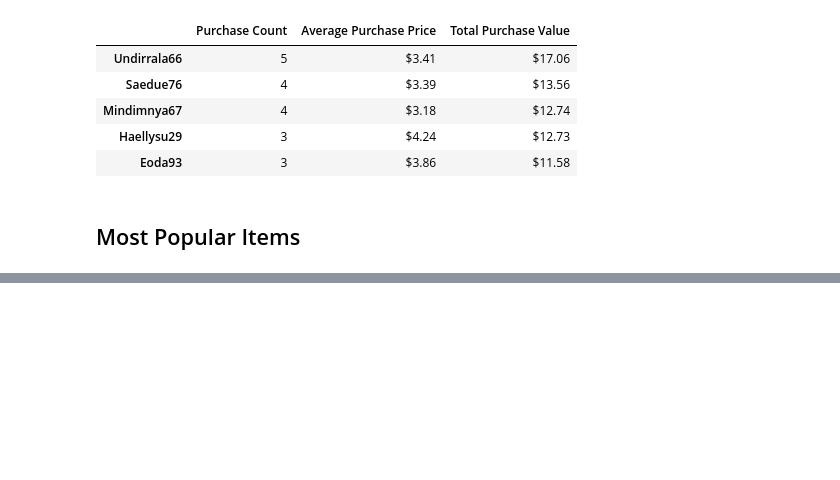
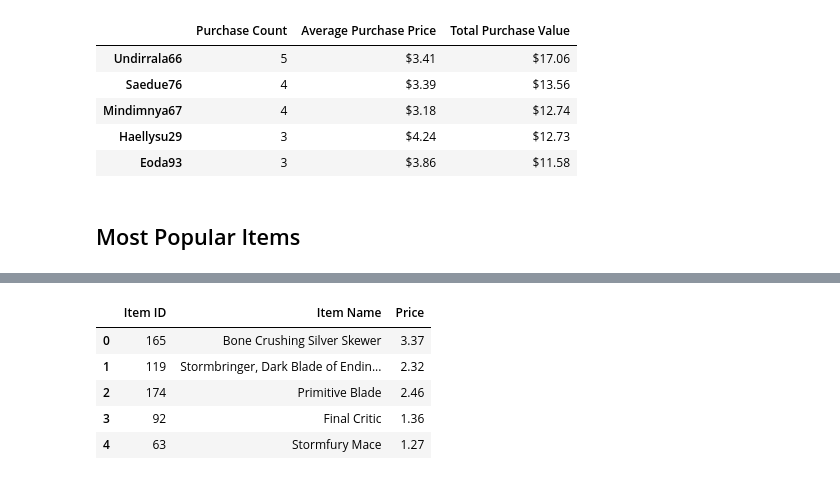
Before and after one commit to rashimjain/pandas-challenge, a Jupyter notebook: HeroesOfPymoli/HeroesOfPymoli_Solved.ipynb, the cells around one changed output, grey strips where cells are left out. Saved outputs shown, nothing was run; the diff lists cells and outputs as text; code cells hidden in the pictures; blank space fills up the shorter version.

```diff
--- a/HeroesOfPymoli/HeroesOfPymoli_Solved.ipynb
+++ b/HeroesOfPymoli/HeroesOfPymoli_Solved.ipynb
@@ -348,0 +355,16 @@ price_list =
+# %%
+df10 = data_file_pd.drop_duplicates(subset='Item ID', keep='first')
+
+ # df10.set_index("Item Id")
+
+clist1 = ["Item ID","Item Name","Price"]
+df11 = df10[clist1]
+
+df11.head()
+# %% [output]
+|  | Item ID | Item Name | Price |
+| 0 | 165 | Bone Crushing Silver Skewer | 3.37 |
+| 1 | 119 | Stormbringer, Dark Blade of Endin... | 2.32 |
+| 2 | 174 | Primitive Blade | 2.46 |
+| 3 | 92 | Final Critic | 1.36 |
+| 4 | 63 | Stormfury Mace | 1.27 |
```
Also changed, not shown: parts of 7 cells of this notebook.
